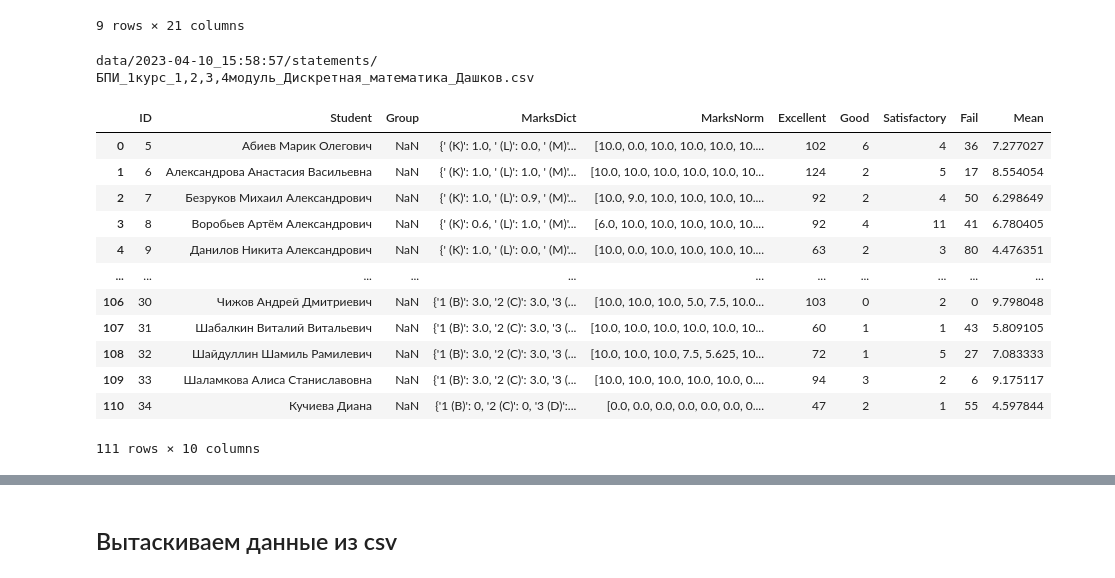
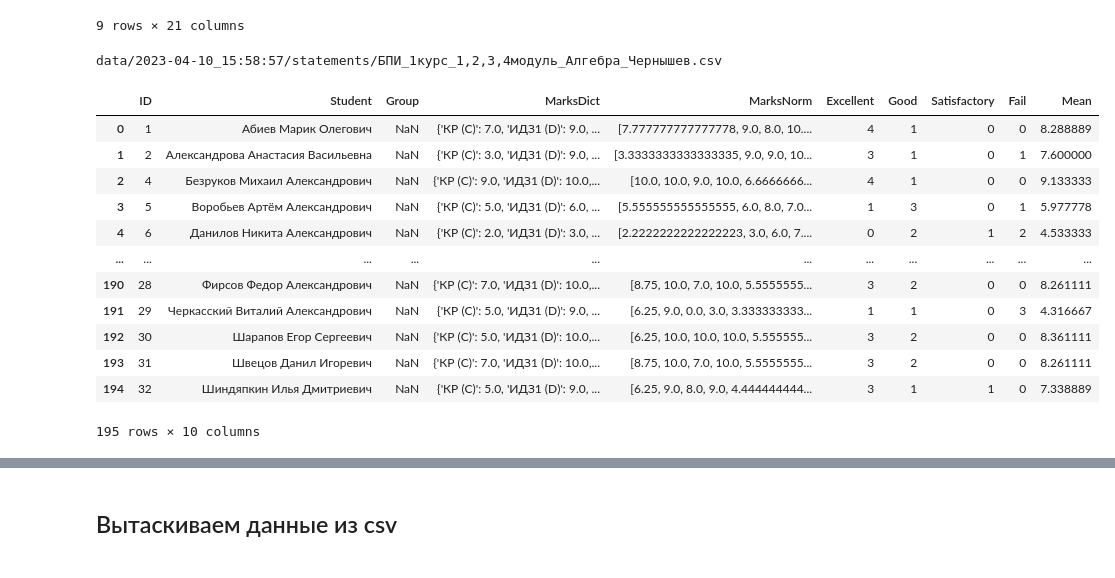
Before and after one commit to timofeeva-yuv/StatementAnalysisAutomationHSE, a Jupyter notebook: Analysis.ipynb, the cells around one changed output, grey strips where cells are left out. Cells and saved outputs as stored; diff of their text form; code cells hidden in the pictures.

```diff
--- a/Analysis.ipynb
+++ b/Analysis.ipynb
@@ -182,25 +182,25 @@ df_root[df_root.IsParsed == True]
 9 rows × 21 columns
 # %%
 parsed_df = df_root[df_root.IsParsed == True]
-path = parsed_df.iloc[3].Path
+path = parsed_df.iloc[1].Path
 df_sheet = pd.read_csv(path, sep=";")
 print(path)
 df_sheet
 # %% [output]
-data/2023-04-10_15:58:57/statements/БПИ_1курс_1,2,3,4модуль_Дискретная_математика_Дашков.csv
+data/2023-04-10_15:58:57/statements/БПИ_1курс_1,2,3,4модуль_Алгебра_Чернышев.csv
 |  | ID | Student | Group | MarksDict | MarksNorm | Excellent | Good | Satisfactory | Fail | Mean |
-| 0 | 5 | Абиев Марик Олегович | NaN | {' (K)': 1.0, ' (L)': 0.0, ' (M)'... | [10.0, 0.0, 10.0, 10.0, 10.0, 10.... | 102 | 6 | 4 | 36 | 7.277027 |
-| 1 | 6 | Александрова Анастасия Васильевна | NaN | {' (K)': 1.0, ' (L)': 1.0, ' (M)'... | [10.0, 10.0, 10.0, 10.0, 10.0, 10... | 124 | 2 | 5 | 17 | 8.554054 |
-| 2 | 7 | Безруков Михаил Александрович | NaN | {' (K)': 1.0, ' (L)': 0.9, ' (M)'... | [10.0, 9.0, 10.0, 10.0, 10.0, 10.... | 92 | 2 | 4 | 50 | 6.298649 |
-| 3 | 8 | Воробьев Артём Александрович | NaN | {' (K)': 0.6, ' (L)': 1.0, ' (M)'... | [6.0, 10.0, 10.0, 10.0, 10.0, 10.... | 92 | 4 | 11 | 41 | 6.780405 |
-| 4 | 9 | Данилов Никита Александрович | NaN | {' (K)': 1.0, ' (L)': 0.0, ' (M)'... | [10.0, 0.0, 10.0, 10.0, 10.0, 10.... | 63 | 2 | 3 | 80 | 4.476351 |
+| 0 | 1 | Абиев Марик Олегович | NaN | {'КР (C)': 7.0, 'ИДЗ1 (D)': 9.0, ... | [7.777777777777778, 9.0, 8.0, 10.... | 4 | 1 | 0 | 0 | 8.288889 |
+| 1 | 2 | Александрова Анастасия Васильевна | NaN | {'КР (C)': 3.0, 'ИДЗ1 (D)': 9.0, ... | [3.3333333333333335, 9.0, 9.0, 10... | 3 | 1 | 0 | 1 | 7.600000 |
+| 2 | 4 | Безруков Михаил Александрович | NaN | {'КР (C)': 9.0, 'ИДЗ1 (D)': 10.0,... | [10.0, 10.0, 9.0, 10.0, 6.6666666... | 4 | 1 | 0 | 0 | 9.133333 |
+| 3 | 5 | Воробьев Артём Александрович | NaN | {'КР (C)': 5.0, 'ИДЗ1 (D)': 6.0, ... | [5.555555555555555, 6.0, 8.0, 7.0... | 1 | 3 | 0 | 1 | 5.977778 |
+| 4 | 6 | Данилов Никита Александрович | NaN | {'КР (C)': 2.0, 'ИДЗ1 (D)': 3.0, ... | [2.2222222222222223, 3.0, 6.0, 7.... | 0 | 2 | 1 | 2 | 4.533333 |
 | ... | ... | ... | ... | ... | ... | ... | ... | ... | ... | ... |
-| 106 | 30 | Чижов Андрей Дмитриевич | NaN | {'1 (B)': 3.0, '2 (C)': 3.0, '3 (... | [10.0, 10.0, 10.0, 5.0, 7.5, 10.0... | 103 | 0 | 2 | 0 | 9.798048 |
-| 107 | 31 | Шабалкин Виталий Витальевич | NaN | {'1 (B)': 3.0, '2 (C)': 3.0, '3 (... | [10.0, 10.0, 10.0, 10.0, 10.0, 10... | 60 | 1 | 1 | 43 | 5.809105 |
-| 108 | 32 | Шайдуллин Шамиль Рамилевич | NaN | {'1 (B)': 3.0, '2 (C)': 3.0, '3 (... | [10.0, 10.0, 10.0, 7.5, 5.625, 10... | 72 | 1 | 5 | 27 | 7.083333 |
-| 109 | 33 | Шаламкова Алиса Станиславовна | NaN | {'1 (B)': 3.0, '2 (C)': 3.0, '3 (... | [10.0, 10.0, 10.0, 10.0, 10.0, 0.... | 94 | 3 | 2 | 6 | 9.175117 |
-| 110 | 34 | Кучиева Диана | NaN | {'1 (B)': 0, '2 (C)': 0, '3 (D)':... | [0.0, 0.0, 0.0, 0.0, 0.0, 0.0, 0.... | 47 | 2 | 1 | 55 | 4.597844 |
+| 190 | 28 | Фирсов Федор Александрович | NaN | {'КР (C)': 7.0, 'ИДЗ1 (D)': 10.0,... | [8.75, 10.0, 7.0, 10.0, 5.5555555... | 3 | 2 | 0 | 0 | 8.261111 |
+| 191 | 29 | Черкасский Виталий Александрович | NaN | {'КР (C)': 5.0, 'ИДЗ1 (D)': 9.0, ... | [6.25, 9.0, 0.0, 3.0, 3.333333333... | 1 | 1 | 0 | 3 | 4.316667 |
+| 192 | 30 | Шарапов Егор Сергеевич | NaN | {'КР (C)': 5.0, 'ИДЗ1 (D)': 10.0,... | [6.25, 10.0, 10.0, 10.0, 5.555555... | 3 | 2 | 0 | 0 | 8.361111 |
+| 193 | 31 | Швецов Данил Игоревич | NaN | {'КР (C)': 7.0, 'ИДЗ1 (D)': 10.0,... | [8.75, 10.0, 7.0, 10.0, 5.5555555... | 3 | 2 | 0 | 0 | 8.261111 |
+| 194 | 32 | Шиндяпкин Илья Дмитриевич | NaN | {'КР (C)': 5.0, 'ИДЗ1 (D)': 9.0, ... | [6.25, 9.0, 8.0, 9.0, 4.444444444... | 3 | 1 | 1 | 0 | 7.338889 |
-111 rows × 10 columns
+195 rows × 10 columns
 # %%
 len(df_sheet.Student.unique())
 # %% [output]
```
Also changed, not shown: parts of 7 cells of this notebook, 1 other file.
